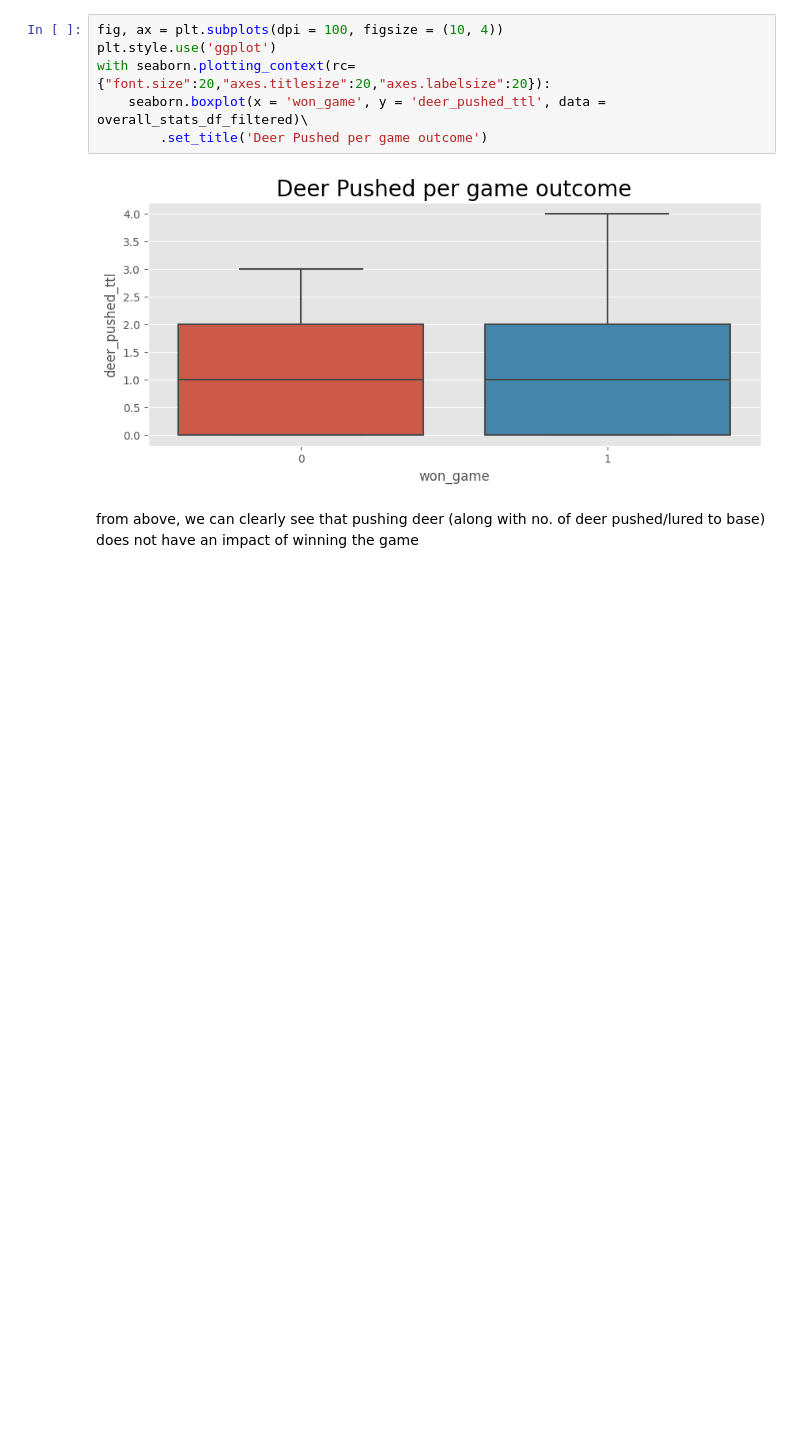
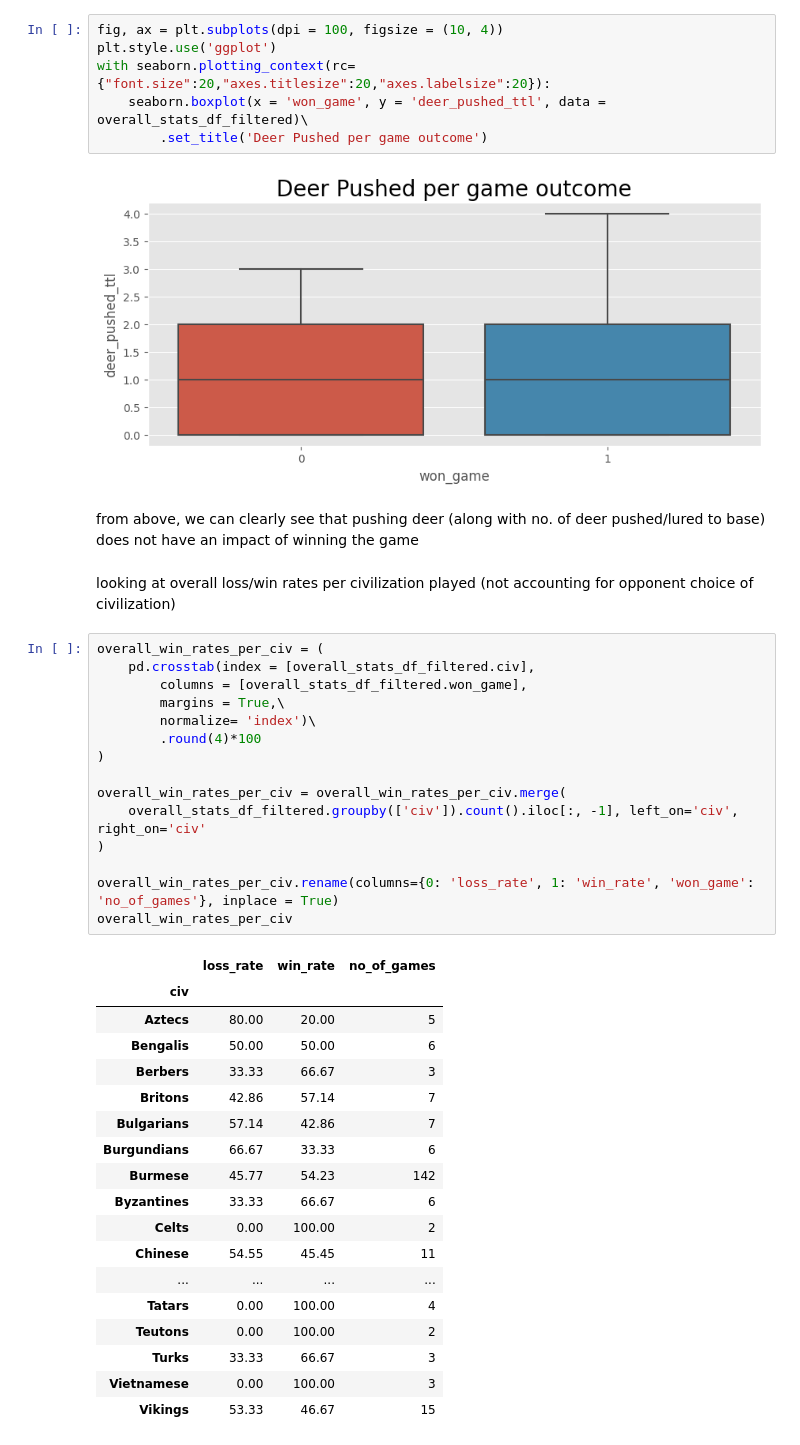
Before and after one commit to kkardousk/aoe, a Jupyter notebook: aoe2_games_replay_analysis.ipynb, the cells around one changed output. Saved outputs shown, nothing was run; the diff lists cells and outputs as text; blank space fills up the shorter version.

Commit message:
adding overall win rates per civ

```diff
--- a/aoe2_games_replay_analysis.ipynb
+++ b/aoe2_games_replay_analysis.ipynb
@@ -161,3 +161,39 @@ with seaborn.plotting_context(rc={"font.size":20,"axes.titlesize":20,"axes.label
 [figure]
 # %% [markdown]
 from above, we can clearly see that pushing deer (along with no. of deer pushed/lured to base) does not have an impact of winning the game
+# %% [markdown]
+looking at overall loss/win rates per civilization played (not accounting for opponent choice of civilization)
+# %%
+overall_win_rates_per_civ = (
+    pd.crosstab(index = [overall_stats_df_filtered.civ],
+        columns = [overall_stats_df_filtered.won_game],
+        margins = True,\
+        normalize= 'index')\
+        .round(4)*100
+)
+
+overall_win_rates_per_civ = overall_win_rates_per_civ.merge(
+    overall_stats_df_filtered.groupby(['civ']).count().iloc[:, -1], left_on='civ', right_on='civ'
+)
+
+overall_win_rates_per_civ.rename(columns={0: 'loss_rate', 1: 'win_rate', 'won_game': 'no_of_games'}, inplace = True)
+overall_win_rates_per_civ
+# %% [output]
+|  | loss_rate | win_rate | no_of_games |
+| civ |  |  |  |
+| Aztecs | 80.00 | 20.00 | 5 |
+| Bengalis | 50.00 | 50.00 | 6 |
+| Berbers | 33.33 | 66.67 | 3 |
+| Britons | 42.86 | 57.14 | 7 |
+| Bulgarians | 57.14 | 42.86 | 7 |
+| Burgundians | 66.67 | 33.33 | 6 |
+| Burmese | 45.77 | 54.23 | 142 |
+| Byzantines | 33.33 | 66.67 | 6 |
+| Celts | 0.00 | 100.00 | 2 |
+| Chinese | 54.55 | 45.45 | 11 |
+| ... | ... | ... | ... |
+| Tatars | 0.00 | 100.00 | 4 |
+| Teutons | 0.00 | 100.00 | 2 |
+| Turks | 33.33 | 66.67 | 3 |
+| Vietnamese | 0.00 | 100.00 | 3 |
+| Vikings | 53.33 | 46.67 | 15 |
```
Also changed, not shown: parts of 2 cells of this notebook.
